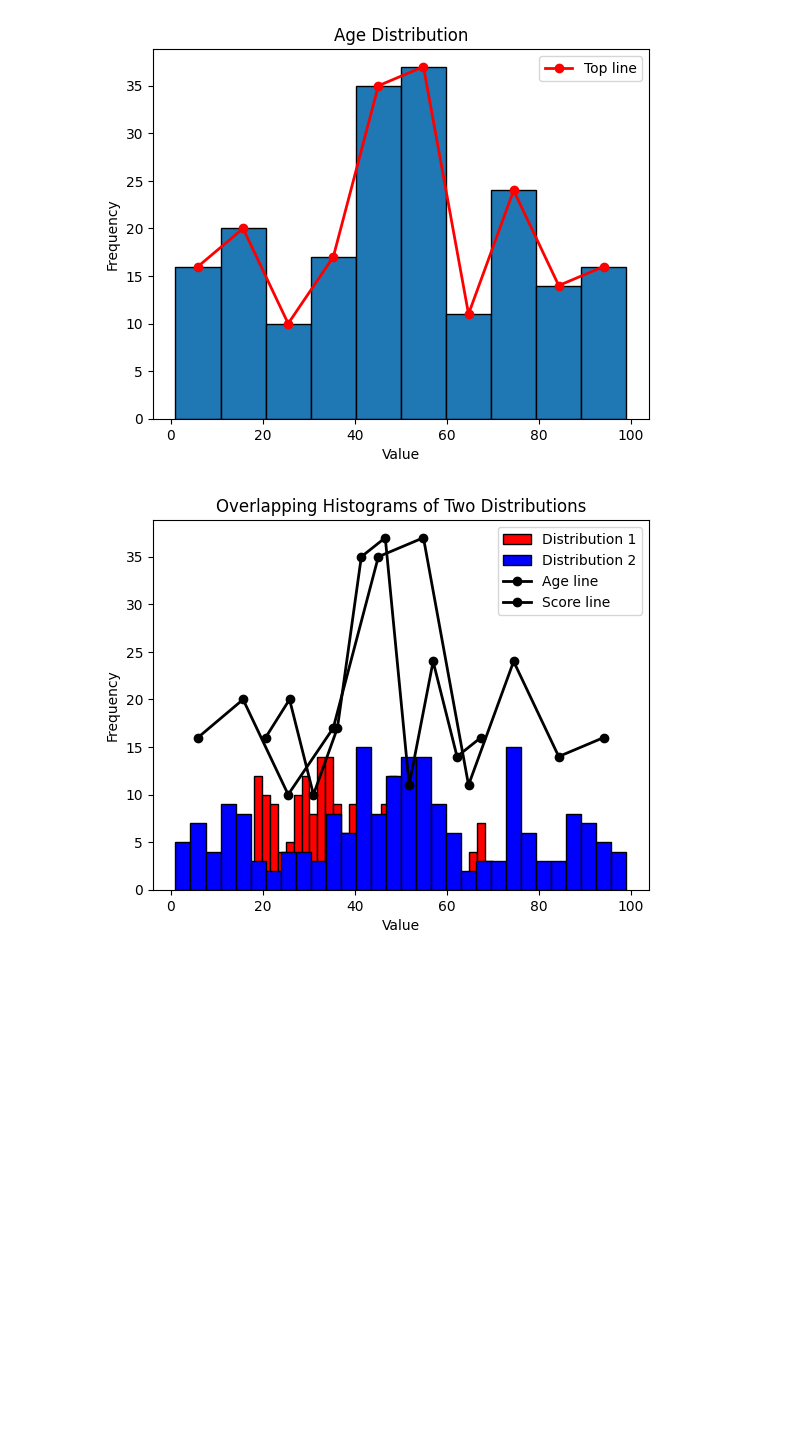
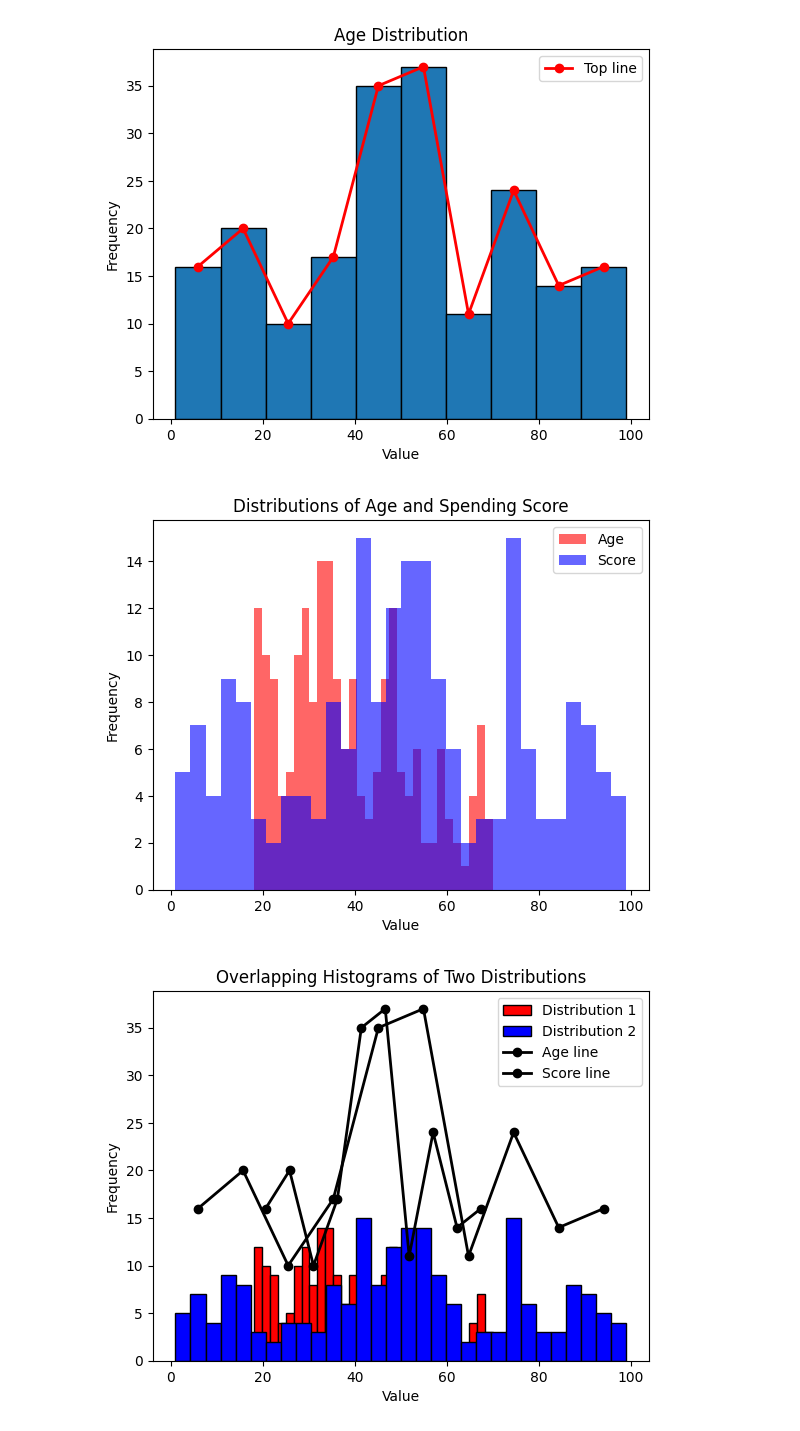
Before and after one commit to matthewcavanaugh96/magnimind, a Jupyter notebook: Mall Customers/Mall Customers.ipynb, the cells around one changed output. Drawn from its saved outputs; the diff is of its cells as text; code cells hidden in the pictures; blank space fills up the shorter version.

Commit message:
Visualizing mall customers

```diff
--- a/Mall Customers/Mall Customers.ipynb
+++ b/Mall Customers/Mall Customers.ipynb
@@ -129,6 +129,33 @@ plt.legend()
 plt.show()
 # %% [output]
 [figure]
+# %%
+import matplotlib.pyplot as plt
+import numpy as np
+
+# Generate sample data for two distributions
+#data1 = np.random.normal(loc=0, scale=1, size=1000)  # Mean 0, std dev 1
+#data2 = np.random.normal(loc=2, scale=1.5, size=1000) # Mean 2, std dev 1.5
+
+data1 = mall_customers['Age']
+data2 = mall_customers['Spending Score (1-100)']
+
+
+# Create the overlapping histograms
+plt.hist(data1, bins=30, alpha=0.6, label='Age', color='red')
+plt.hist(data2, bins=30, alpha=0.6, label='Score', color='blue')
+
+
+# Add labels, title, and legend
+plt.xlabel('Value')
+plt.ylabel('Frequency')
+plt.title('Distributions of Age and Spending Score')
+plt.legend(loc='upper right')
+
+# Display the plot
+plt.show()
+# %% [output]
+[figure, added]
 # %%
 import matplotlib.pyplot as plt
 import numpy as np
```
